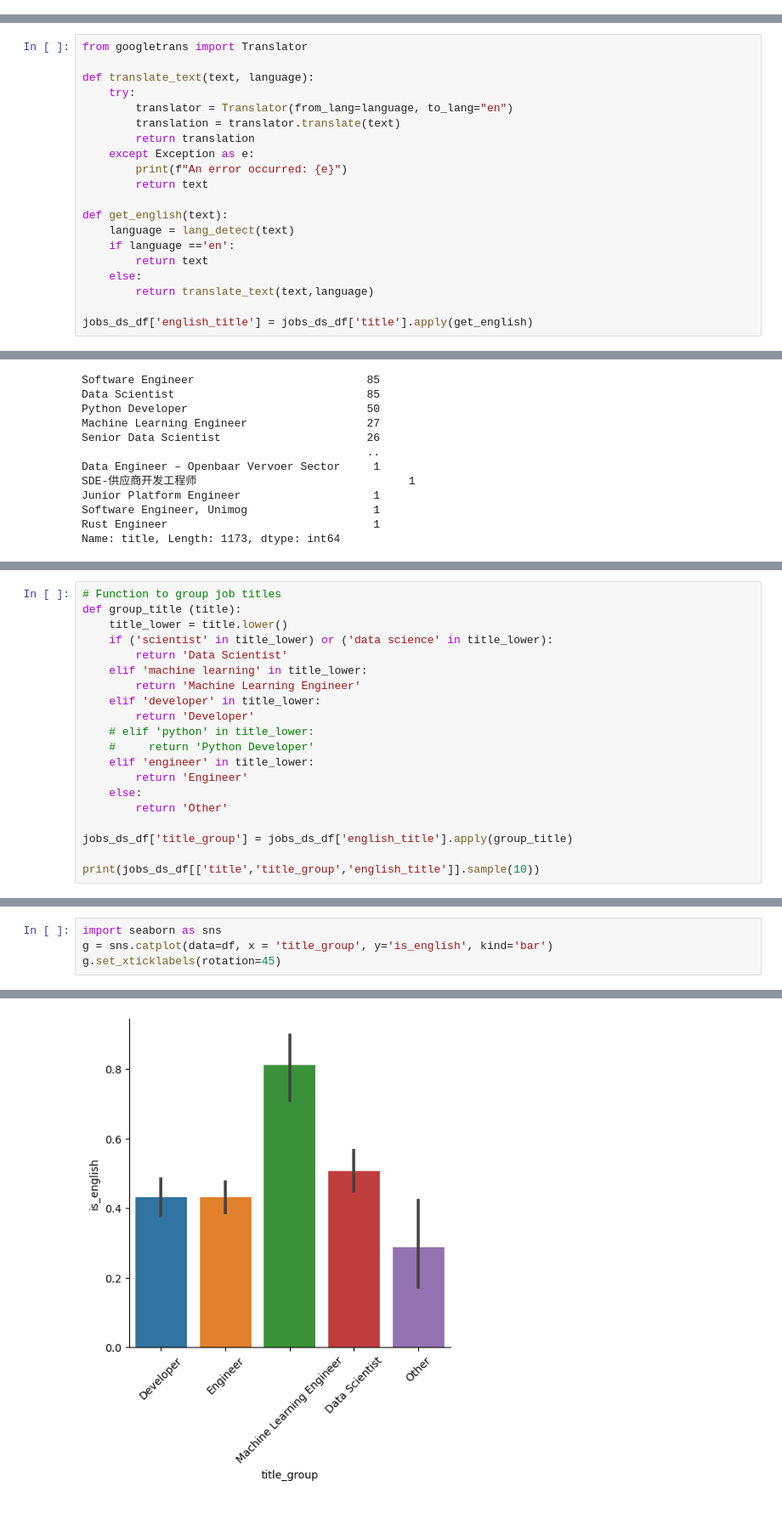
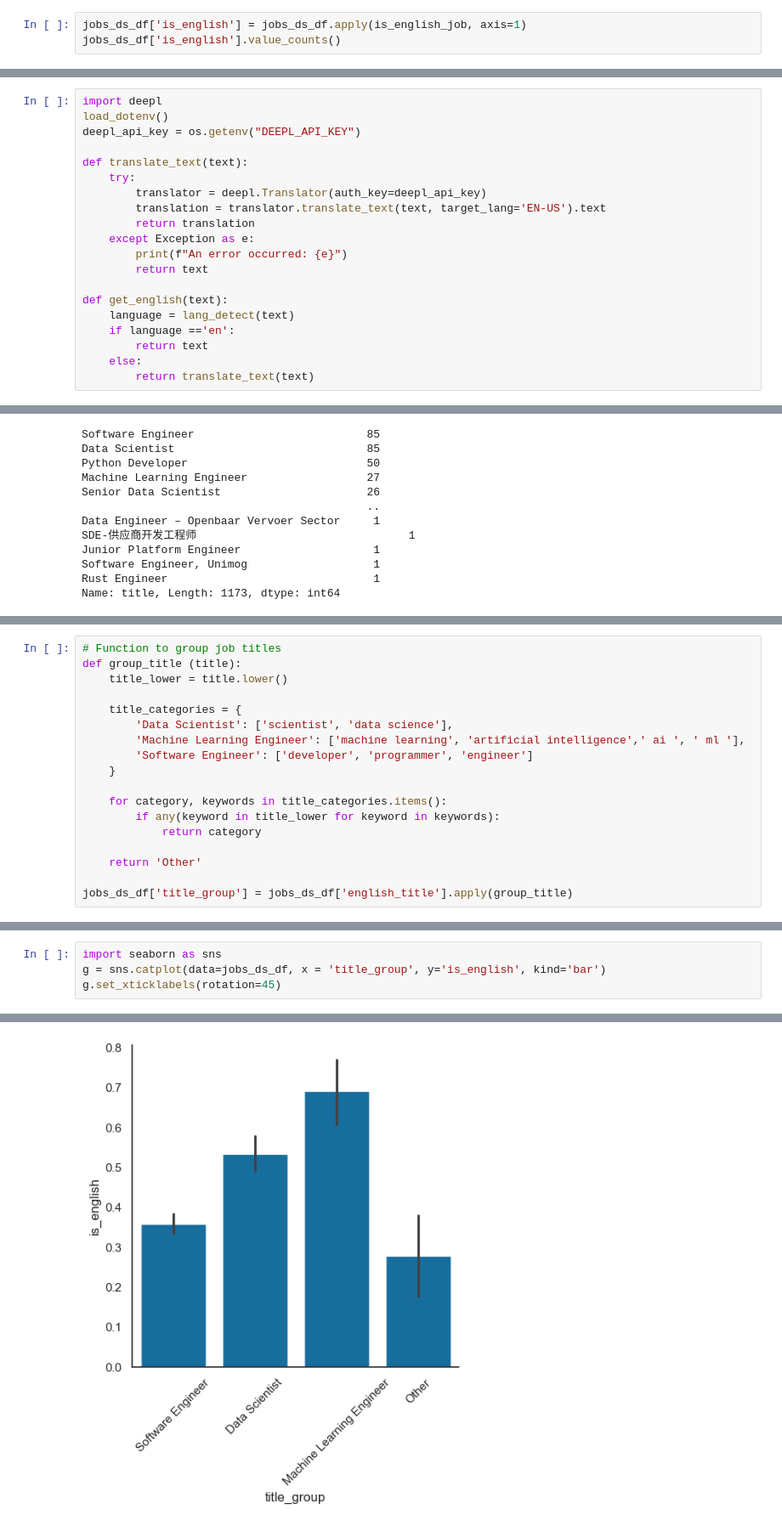
Before and after one commit to lanfeitiao/data_job_analysis, a Jupyter notebook: notebooks/0.01-data-exploration.ipynb, the cells around one changed output, grey strips where cells are left out. Shown: that part at 85% size. Drawn from its saved outputs; the diff is of its cells as text.

Commit message:
analysis of job titles

```diff
--- a/notebooks/0.01-data-exploration.ipynb
+++ b/notebooks/0.01-data-exploration.ipynb
@@ -366,0 +367,3 @@ jobs_ds_df['is_english'].value_counts()
+# %%
+jobs_ds_df['is_english'] = jobs_ds_df.apply(is_english_job, axis=1)
+jobs_ds_df['is_english'].value_counts()
@@ -377,10 +395,12 @@ array(['Software Engineer C++', 'Engineering Data Engineer (Aveva)',
 # %%
-from googletrans import Translator
+import deepl
+load_dotenv()
+deepl_api_key = os.getenv("DEEPL_API_KEY")
 
-def translate_text(text, language):
+def translate_text(text):
     try:
-        translator = Translator(from_lang=language, to_lang="en")
-        translation = translator.translate(text)
+        translator = deepl.Translator(auth_key=deepl_api_key)
+        translation = translator.translate_text(text, target_lang='EN-US').text
         return translation
     except Exception as e:
         print(f"An error occurred: {e}")
@@ -391,6 +411,4 @@ def get_english(text):
     if language =='en':
         return text
     else:
-        return translate_text(text,language)
-
-jobs_ds_df['english_title'] = jobs_ds_df['title'].apply(get_english)
+        return translate_text(text)
@@ -428,19 +452,17 @@ Name: english_title, Length: 1078, dtype: int64
 # Function to group job titles
 def group_title (title):
     title_lower = title.lower()
-    if ('scientist' in title_lower) or ('data science' in title_lower):
-        return 'Data Scientist'
-    elif 'machine learning' in title_lower:
-        return 'Machine Learning Engineer'
-    elif 'developer' in title_lower:
-        return 'Developer'
-    # elif 'python' in title_lower:
-    #     return 'Python Developer'
-    elif 'engineer' in title_lower:
-        return 'Engineer'
-    else:
-        return 'Other'
+
+    title_categories = {
+        'Data Scientist': ['scientist', 'data science'],
+        'Machine Learning Engineer': ['machine learning', 'artificial intelligence',' ai ', ' ml '],
+        'Software Engineer': ['developer', 'programmer', 'engineer']
+    }
+
+    for category, keywords in title_categories.items():
+        if any(keyword in title_lower for keyword in keywords):
+            return category
+
+    return 'Other'
 
 jobs_ds_df['title_group'] = jobs_ds_df['english_title'].apply(group_title)
-
-print(jobs_ds_df[['title','title_group','english_title']].sample(10))
@@ -494,7 +513,7 @@ Name: title, dtype: int64
 # %%
 import seaborn as sns
-g = sns.catplot(data=df, x = 'title_group', y='is_english', kind='bar')
+g = sns.catplot(data=jobs_ds_df, x = 'title_group', y='is_english', kind='bar')
 g.set_xticklabels(rotation=45)
 # %% [output]
 <seaborn.axisgrid.FacetGrid at 0x...>
-[figure, old version]
+[figure, new version]
```
Also changed, not shown: parts of 12 cells of this notebook.
